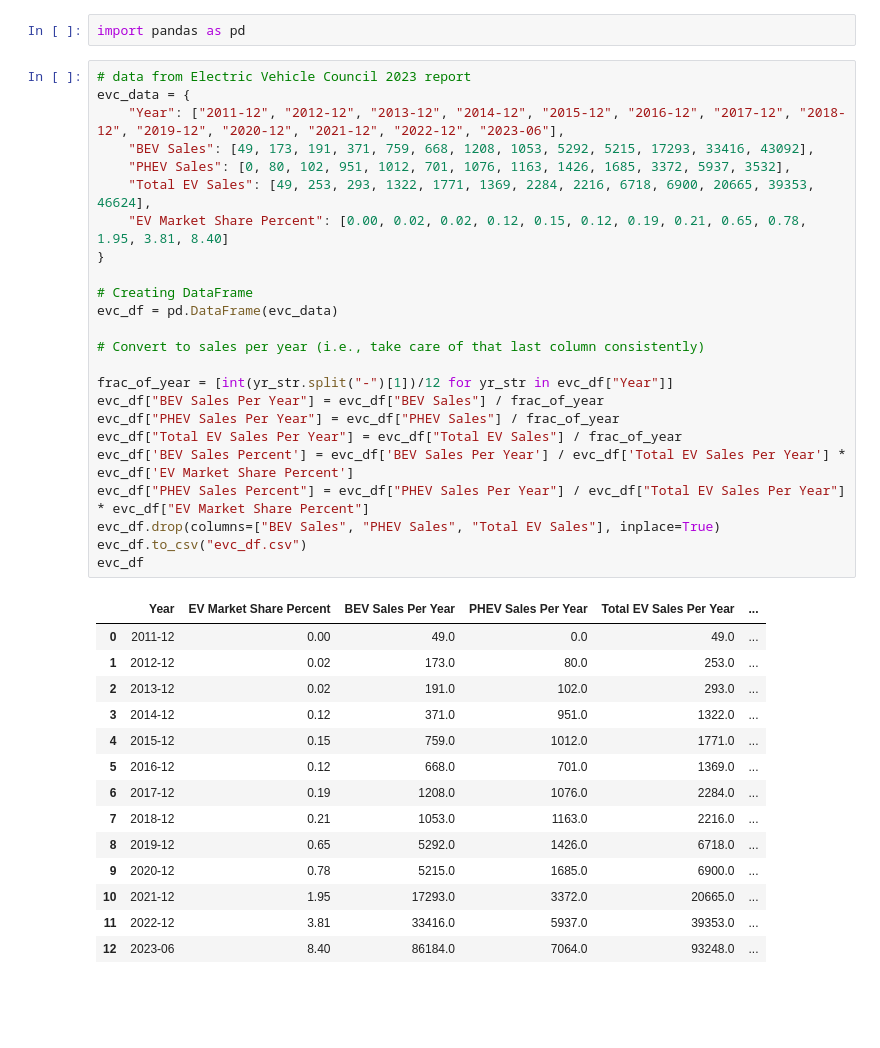
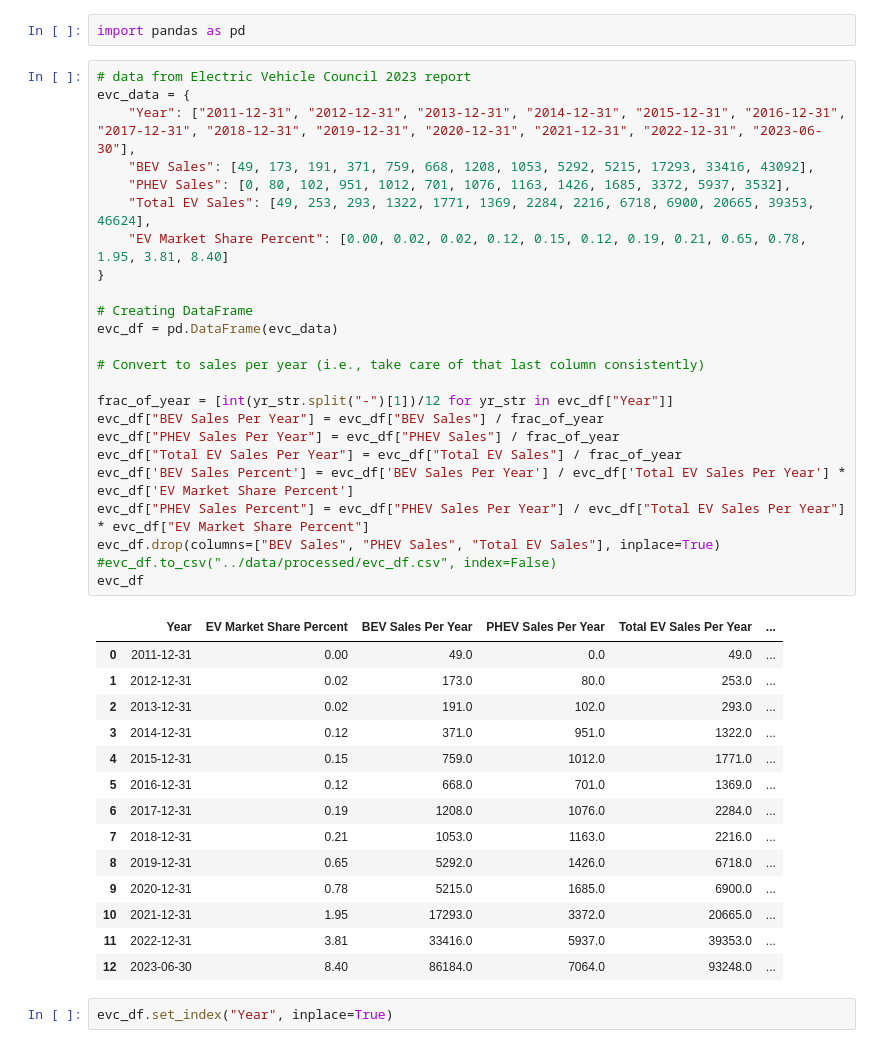
Before and after one commit to csiro-energy-systems/demand-forecasting, a Jupyter notebook: notebooks/process_evc_data.ipynb, the cells around one changed output. Cells and saved outputs as stored; diff of their text form; blank space fills up the shorter version.

```diff
--- a/notebooks/process_evc_data.ipynb
+++ b/notebooks/process_evc_data.ipynb
@@ -3,39 +3,41 @@ import pandas as pd
 # %%
 # data from Electric Vehicle Council 2023 report
 evc_data = {
-    "Year": ["2011-12", "2012-12", "2013-12", "2014-12", "2015-12", "2016-12", "2017-12", "2018-12", "2019-12", "2020-12", "2021-12", "2022-12", "2023-06"],
+    "Year": ["2011-12-31", "2012-12-31", "2013-12-31", "2014-12-31", "2015-12-31", "2016-12-31", "2017-12-31", "2018-12-31", "2019-12-31", "2020-12-31", "2021-12-31", "2022-12-31", "2023-06-30"],
     "BEV Sales": [49, 173, 191, 371, 759, 668, 1208, 1053, 5292, 5215, 17293, 33416, 43092],
     "PHEV Sales": [0, 80, 102, 951, 1012, 701, 1076, 1163, 1426, 1685, 3372, 5937, 3532],
     "Total EV Sales": [49, 253, 293, 1322, 1771, 1369, 2284, 2216, 6718, 6900, 20665, 39353, 46624],
     "EV Market Share Percent": [0.00, 0.02, 0.02, 0.12, 0.15, 0.12, 0.19, 0.21, 0.65, 0.78, 1.95, 3.81, 8.40]
 }
 
 # Creating DataFrame
 evc_df = pd.DataFrame(evc_data)
 
 # Convert to sales per year (i.e., take care of that last column consistently)
 
 frac_of_year = [int(yr_str.split("-")[1])/12 for yr_str in evc_df["Year"]]
 evc_df["BEV Sales Per Year"] = evc_df["BEV Sales"] / frac_of_year
 evc_df["PHEV Sales Per Year"] = evc_df["PHEV Sales"] / frac_of_year
 evc_df["Total EV Sales Per Year"] = evc_df["Total EV Sales"] / frac_of_year
 evc_df['BEV Sales Percent'] = evc_df['BEV Sales Per Year'] / evc_df['Total EV Sales Per Year'] * evc_df['EV Market Share Percent']
 evc_df["PHEV Sales Percent"] = evc_df["PHEV Sales Per Year"] / evc_df["Total EV Sales Per Year"] * evc_df["EV Market Share Percent"]
 evc_df.drop(columns=["BEV Sales", "PHEV Sales", "Total EV Sales"], inplace=True)
-evc_df.to_csv("evc_df.csv")
+#evc_df.to_csv("../data/processed/evc_df.csv", index=False)
 evc_df
 # %% [output]
 |  | Year | EV Market Share Percent | BEV Sales Per Year | PHEV Sales Per Year | Total EV Sales Per Year | ... |
-| 0 | 2011-12 | 0.00 | 49.0 | 0.0 | 49.0 | ... |
-| 1 | 2012-12 | 0.02 | 173.0 | 80.0 | 253.0 | ... |
-| 2 | 2013-12 | 0.02 | 191.0 | 102.0 | 293.0 | ... |
-| 3 | 2014-12 | 0.12 | 371.0 | 951.0 | 1322.0 | ... |
-| 4 | 2015-12 | 0.15 | 759.0 | 1012.0 | 1771.0 | ... |
-| 5 | 2016-12 | 0.12 | 668.0 | 701.0 | 1369.0 | ... |
-| 6 | 2017-12 | 0.19 | 1208.0 | 1076.0 | 2284.0 | ... |
-| 7 | 2018-12 | 0.21 | 1053.0 | 1163.0 | 2216.0 | ... |
-| 8 | 2019-12 | 0.65 | 5292.0 | 1426.0 | 6718.0 | ... |
-| 9 | 2020-12 | 0.78 | 5215.0 | 1685.0 | 6900.0 | ... |
-| 10 | 2021-12 | 1.95 | 17293.0 | 3372.0 | 20665.0 | ... |
-| 11 | 2022-12 | 3.81 | 33416.0 | 5937.0 | 39353.0 | ... |
-| 12 | 2023-06 | 8.40 | 86184.0 | 7064.0 | 93248.0 | ... |
+| 0 | 2011-12-31 | 0.00 | 49.0 | 0.0 | 49.0 | ... |
+| 1 | 2012-12-31 | 0.02 | 173.0 | 80.0 | 253.0 | ... |
+| 2 | 2013-12-31 | 0.02 | 191.0 | 102.0 | 293.0 | ... |
+| 3 | 2014-12-31 | 0.12 | 371.0 | 951.0 | 1322.0 | ... |
+| 4 | 2015-12-31 | 0.15 | 759.0 | 1012.0 | 1771.0 | ... |
+| 5 | 2016-12-31 | 0.12 | 668.0 | 701.0 | 1369.0 | ... |
+| 6 | 2017-12-31 | 0.19 | 1208.0 | 1076.0 | 2284.0 | ... |
+| 7 | 2018-12-31 | 0.21 | 1053.0 | 1163.0 | 2216.0 | ... |
+| 8 | 2019-12-31 | 0.65 | 5292.0 | 1426.0 | 6718.0 | ... |
+| 9 | 2020-12-31 | 0.78 | 5215.0 | 1685.0 | 6900.0 | ... |
+| 10 | 2021-12-31 | 1.95 | 17293.0 | 3372.0 | 20665.0 | ... |
+| 11 | 2022-12-31 | 3.81 | 33416.0 | 5937.0 | 39353.0 | ... |
+| 12 | 2023-06-30 | 8.40 | 86184.0 | 7064.0 | 93248.0 | ... |
+# %%
+evc_df.set_index("Year", inplace=True)
```
Also changed, not shown: parts of 3 cells of this notebook, 11 other files.
